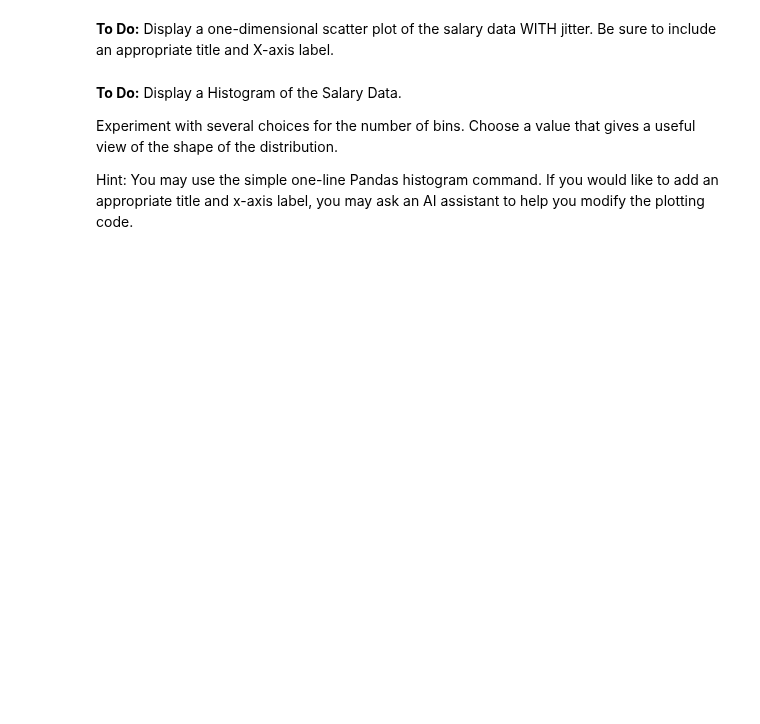
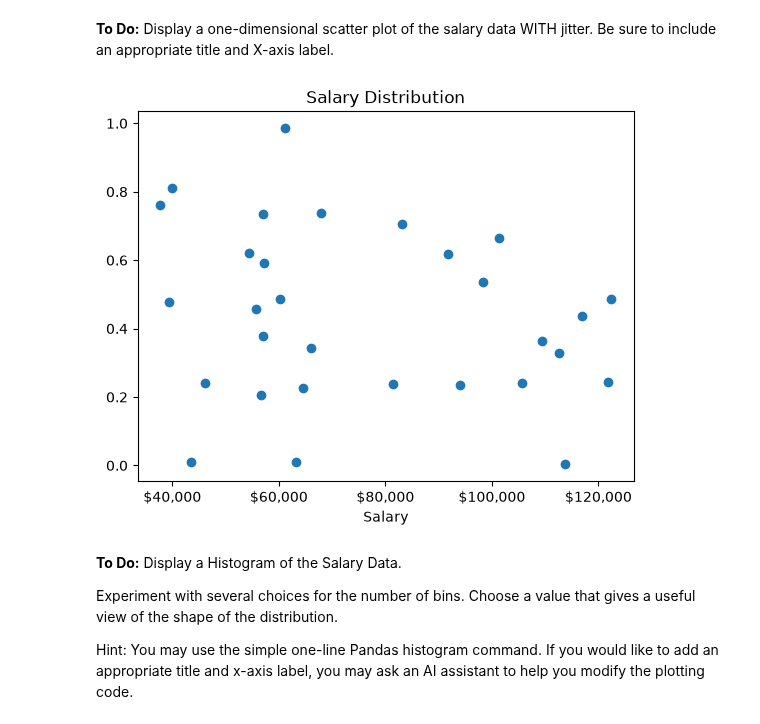
Before and after one commit to anamomds/machinelearningfall26, a Jupyter notebook: Homework_02.ipynb, the cells around one changed output. Saved outputs shown, nothing was run; the diff lists cells and outputs as text; code cells hidden in the pictures; blank space fills up the shorter version.

```diff
--- a/Homework_02.ipynb
+++ b/Homework_02.ipynb
@@ -149,7 +172,12 @@ Hint: See the Coding Notebook for Week 2.
 # %% [markdown]
 **To Do:** Display a one-dimensional scatter plot of the salary data WITH jitter.  Be sure to include an appropriate title and X-axis label.
 # %%
-# Your code here
+plt.scatter(salary,  np.random.random(len(salary)))
+plt.title("Salary Distribution")
+plt.xlabel("Salary")
+plt.gca().xaxis.set_major_formatter(mtick.StrMethodFormatter('${x:,.0f}'))
+# %% [output]
+[figure, added]
 # %% [markdown]
 **To Do:** Display a Histogram of the Salary Data.
 
```
Also changed, not shown: parts of 41 cells of this notebook.
